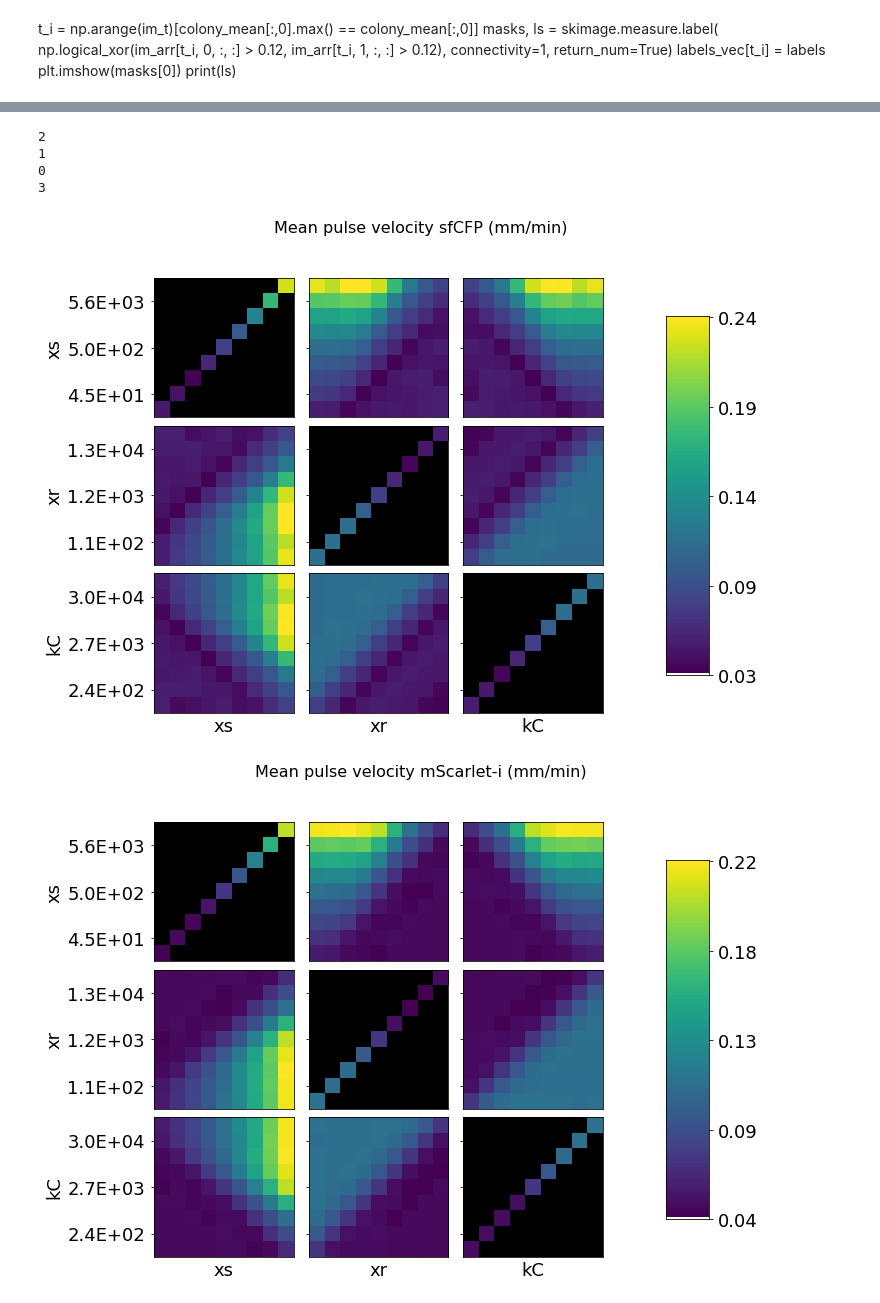
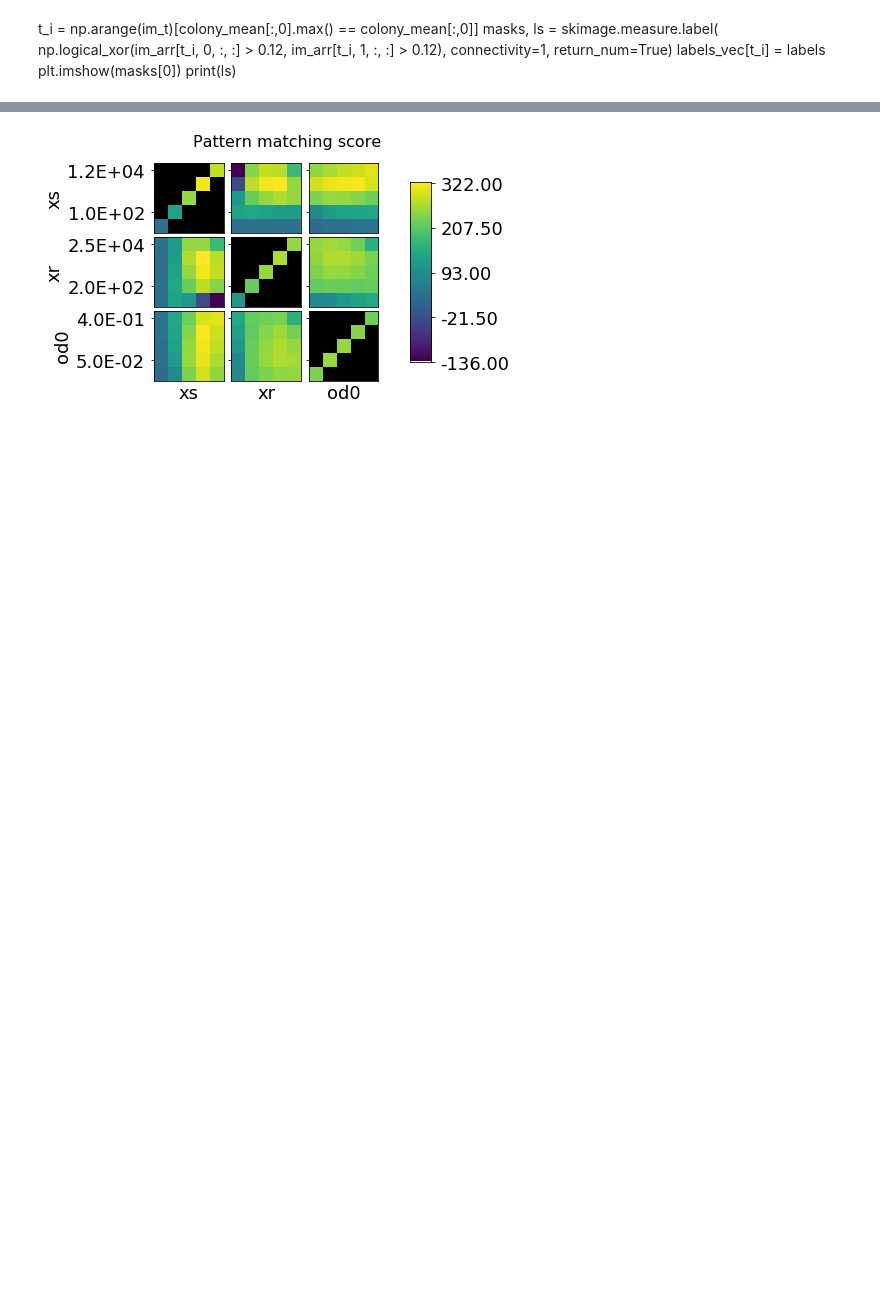
Before and after one commit to boospooky/omnitray-modeling, a Jupyter notebook: omnitray-modeling/microsim_ca/simulation_notebook_ca.ipynb, the cells around one changed output, grey strips where cells are left out. Cells and saved outputs as stored; diff of their text form; code cells hidden in the pictures; blank space fills up the shorter version.

```diff
--- a/omnitray-modeling/microsim_ca/simulation_notebook_ca.ipynb
+++ b/omnitray-modeling/microsim_ca/simulation_notebook_ca.ipynb
@@ -829,29 +881,24 @@ def process_wrapper(input_tuple):
     return fit_df
 # %%
 
-n_proc = 4
-with Pool(processes=n_proc) as pool:
-    f_args = [(i, parm_df.loc[i::n_proc,:].copy(), fit_df.loc[i::n_proc,:].copy()) for i in np.arange(n_proc)]
-    result = pool.map_async(process_wrapper, f_args).get()
-    fit_df = pd.concat(result)
+# n_proc = 4
+# with Pool(processes=n_proc) as pool:
+#     f_args = [(i, parm_df.loc[i::n_proc,:].copy(), fit_df.loc[i::n_proc,:].copy()) for i in np.arange(n_proc)]
+#     result = pool.map_async(process_wrapper, f_args).get()
+#     fit_df = pd.concat(result)
 
-if noxs_flag:
-    fit_df.to_csv("fit_df_noxs.csv")
-else:
-    fit_df.to_csv("fit_df.csv")
+# if noxs_flag:
+#     fit_df.to_csv("fit_df_noxs.csv")
+# else:
+#     fit_df.to_csv("fit_df.csv")
 #     plt.plot(xvec, crossings)
 #     plt.savefig(png_fn.format(i))
 #     plt.close('all')
-# %% [output]
-2
-1
-0
-3
 # %%
 if noxs_flag:
     fit_df = pd.read_csv('fit_df_noxs.csv', index_col=0)
 else:
-    fit_df = pd.read_csv('fit_df.csv', index_col=0)
+    fit_df = pd.read_csv('pool_params/score_df.csv', index_col=0)
 
 def make_plot(ax, x_var, y_var, c_var, var_list, fit_df):
     if x_var == y_var:
@@ -932,58 +979,54 @@ def make_grid_fig(vl_tmp, cvar, df_tmp):
             if i == n_var-1:
                 ax.set_xlabel(vx)
             else:
                 ax.set_xticks([])
             if j == 0:
                 ax.set_ylabel(vy)
             else:
                 ax.set_yticklabels([])
 
     # ax = plt.subplot2grid((n_var, n_var+1),(0,j+1), rowspan=n_var)
     ax = plt.subplot(gs[:,-1])
     make_cbar(ax, cvar, df_tmp)
 
-vl_tmp = var_list # ["kC", 'xa', 'xr', 'xs']
+vl_tmp = ['xs', 'xr', 'od0'] #var_list
 ind = np.prod(
     [np.isclose(fit_df.loc[:,xx], def_parms[xx] ) for xx in var_list if xx not in vl_tmp],
 #     [np.isclose(fit_df.loc[:,xx], fit_df.loc[1341, xx] ) for xx in var_list if xx not in vl_tmp],
     axis=0)>0
 if ind.size < 2:
     ind = fit_df.index
 n_var = len(vl_tmp)
 ax_width = 3
-cvar = 'sfcfp_mean_v'
-cols = vl_tmp + pulse_features#par_list + ['reach', 'pulse', 'mean_v', 'amp', 'width']
+cvar = 'score'
+# cols = vl_tmp + pulse_features#par_list + ['reach', 'pulse', 'mean_v', 'amp', 'width']
 df_tmp = fit_df.loc[ind,cols].copy().dropna(how='any', axis=0)
 # df_tmp = df_tmp.loc[df_tmp.loc[:,'xs']>0,:]
 # df_tmp = df_tmp.loc[fit_df.amp>0,:]
 # df_tmp.loc[df_tmp.amp>0,"amp"] = np.log10(df_tmp.loc[df_tmp.amp>0,"amp"])
-fig_size = (10,8)
+fig_size = (5,4)
 fig = plt.figure(figsize=fig_size)
 make_grid_fig(vl_tmp, cvar, df_tmp)
-plt.suptitle('Mean pulse velocity sfCFP (mm/min)', fontsize=16)
-if noxs_flag:
-    fig.savefig("mean_vel_plot_all_noxs.pdf")
-else:
-    fig.savefig("mean_vel_plot_sfcfp.pdf")
+plt.suptitle('Pattern matching score', fontsize=16)
+fig.savefig("score_grid.pdf")
 
 
-cvar = 'mscarlet_mean_v'
-cols = vl_tmp + pulse_features#par_list + ['reach', 'pulse', 'mean_v', 'amp', 'width']
-df_tmp = fit_df.loc[ind,cols].copy().dropna(how='any', axis=0)
-# df_tmp = df_tmp.loc[df_tmp.loc[:,'xs']>0,:]
-# df_tmp = df_tmp.loc[fit_df.amp>0,:]
-# df_tmp.loc[df_tmp.amp>0,"amp"] = np.log10(df_tmp.loc[df_tmp.amp>0,"amp"])
-fig_size = (10,8)
-fig = plt.figure(figsize=fig_size)
-make_grid_fig(vl_tmp, cvar, df_tmp)
-plt.suptitle('Mean pulse velocity mScarlet-i (mm/min)', fontsize=16)
-if noxs_flag:
-    fig.savefig("mean_vel_plot_all_noxs.pdf")
-else:
-    fig.savefig("mean_vel_plot_mscarlet.pdf")
+# cvar = 'score'
+# # cols = vl_tmp + pulse_features#par_list + ['reach', 'pulse', 'mean_v', 'amp', 'width']
+# df_tmp = fit_df.loc[ind,cols].copy().dropna(how='any', axis=0)
+# # df_tmp = df_tmp.loc[df_tmp.loc[:,'xs']>0,:]
+# # df_tmp = df_tmp.loc[fit_df.amp>0,:]
+# # df_tmp.loc[df_tmp.amp>0,"amp"] = np.log10(df_tmp.loc[df_tmp.amp>0,"amp"])
+# fig_size = (10,8)
+# fig = plt.figure(figsize=fig_size)
+# make_grid_fig(vl_tmp, cvar, df_tmp)
+# plt.suptitle('Pattern matching score', fontsize=16)
+# if noxs_flag:
+#     fig.savefig("mean_vel_plot_all_noxs.pdf")
+# else:
+#     fig.savefig("mean_vel_plot_mscarlet.pdf")
 # %% [output]
-[figure, old version]
+[figure, new version]
-[figure, removed]
 # %%
 # p0 = np.array([dx,Dc,rc,rp,Kn,Dn,kn,Da,xa,xs,xS,xr,hS,kS,hR,kR,hC,kC,pa,leak,od0])
 
```
Also changed, not shown: parts of 22 cells of this notebook, 1 other file.
